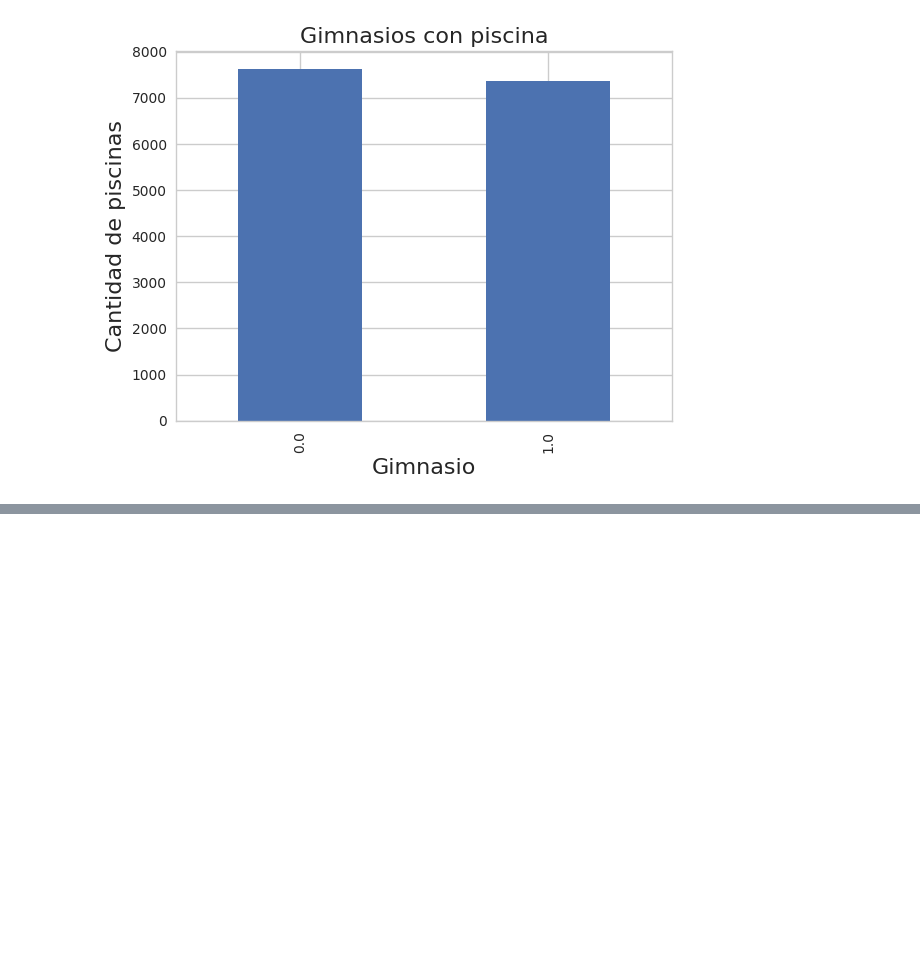
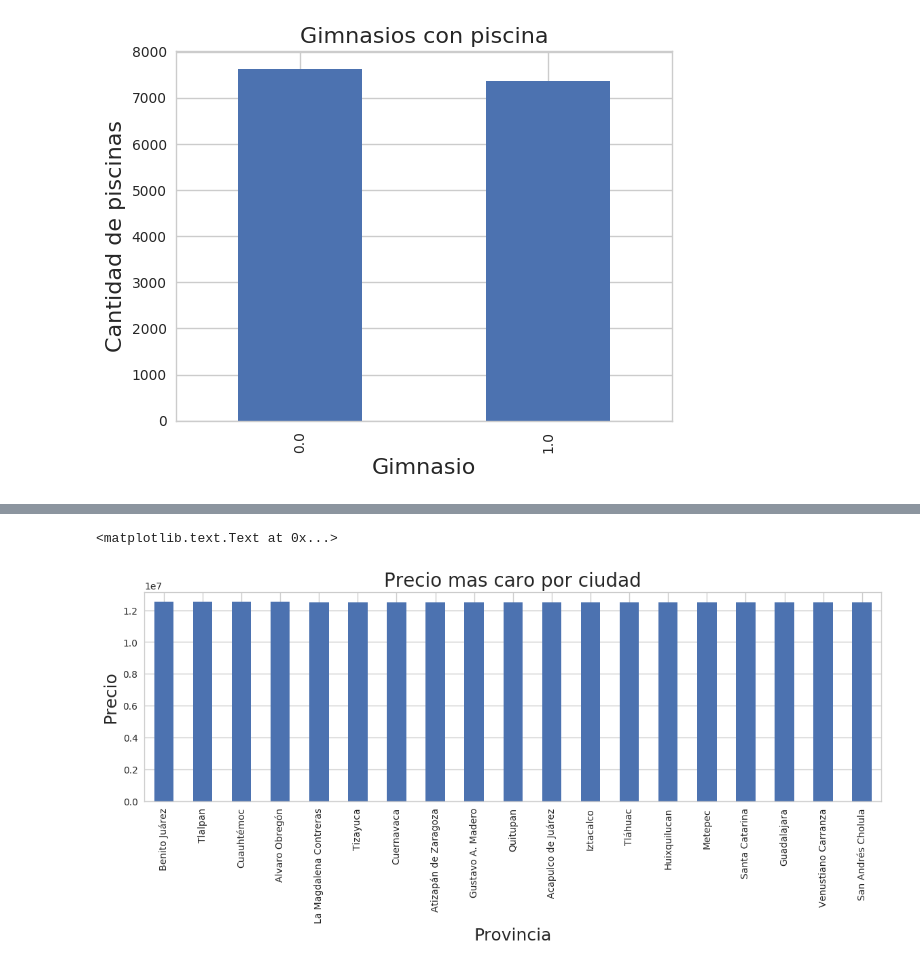
Before and after one commit to SergioCalvani/75.06-Datos-TP1-2019, a Jupyter notebook: Notebooks/probando.ipynb, the cells around one changed output, grey strips where cells are left out. Drawn from its saved outputs; the diff is of its cells as text; code cells hidden in the pictures; blank space fills up the shorter version.

```diff
--- a/Notebooks/probando.ipynb
+++ b/Notebooks/probando.ipynb
@@ -217,0 +227,9 @@ ax.set_ylabel('Cantidad de piscinas', fontsize= 16);
+# %%
+#Precio más caro por ciudad
+plot = propiedades.groupby(['ciudad'], sort=False)['precio'].max().sort_values(ascending=False)[0:19].plot(kind='bar',figsize=(14,4))
+plot.set_title('Precio mas caro por ciudad', fontsize=20);
+plot.set_xlabel('Provincia', fontsize=18)
+plot.set_ylabel('Precio', fontsize=18)
+# %% [output]
+<matplotlib.text.Text at 0x...>
+[figure, added]
```
Also changed, not shown: parts of 9 cells of this notebook.
